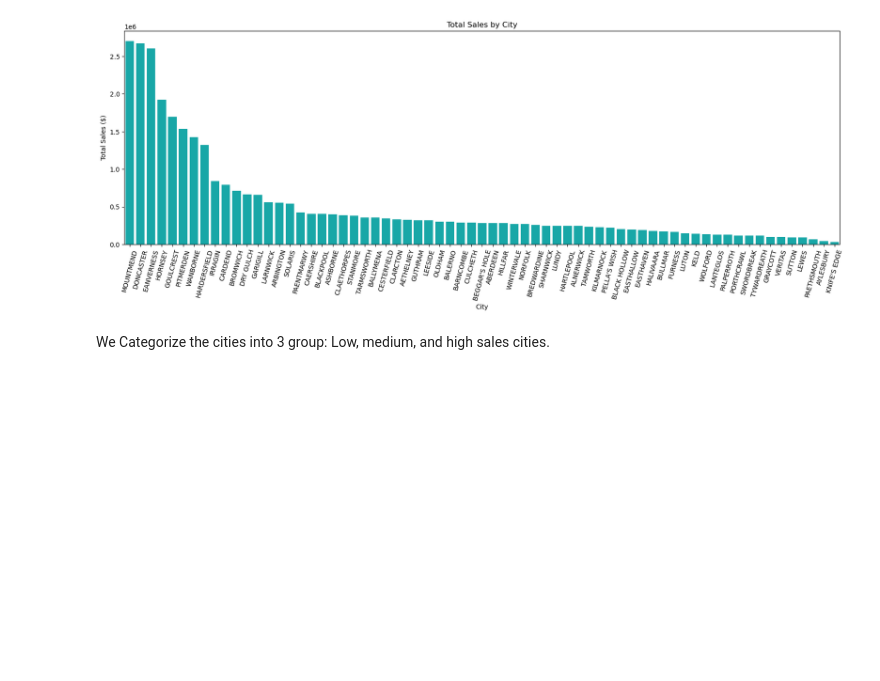
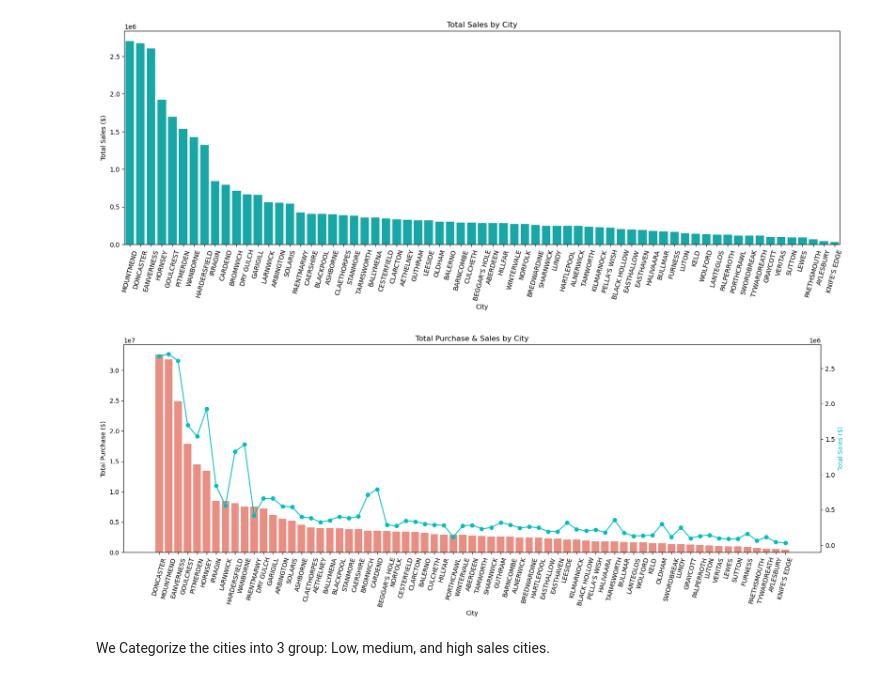
Before and after one commit to Leullque/ece143_group10, a Jupyter notebook: visualization.ipynb, the cells around one changed output. Saved outputs shown, nothing was run; the diff lists cells and outputs as text; code cells hidden in the pictures; blank space fills up the shorter version.

```diff
--- a/visualization.ipynb
+++ b/visualization.ipynb
@@ -169,6 +169,26 @@ plt.xticks(rotation=75)
 plt.show()
 # %% [output]
 [figure]
+# %%
+# show the purchase by city as well
+df_pur2016['City'] = df_pur2016['Store'].map(city_store['City'])
+purchase_by_city = df_pur2016.groupby('City')[['Dollars']].agg({'Dollars': 'sum'})
+purchase_by_city = purchase_by_city.sort_values('Dollars', ascending=False)
+fig, ax = plt.subplots(figsize=(20, 6))
+sns.barplot(data=purchase_by_city, x=purchase_by_city.index, y='Dollars', ax=ax, color='salmon')
+ax.set(xlabel='City', ylabel='Total Purchase ($)', title='Total Purchase & Sales by City')
+plt.xticks(rotation=75)
+
+# We merge the sales and purchase by city together
+sales_by_city = sales_by_city.reindex(purchase_by_city.index)
+ax2 = ax.twinx()
+ax2.plot(sales_by_city.index, sales_by_city['SalesDollars'], color='c', marker='o')
+ax2.set_ylabel('Total Sales ($)', color='c')
+
+
+plt.show()
+# %% [output]
+[figure, added]
 # %% [markdown]
 We Categorize the cities into 3 group:</br>
 Low, medium, and high sales cities.
```
Also changed, not shown: parts of 1 cell of this notebook.
